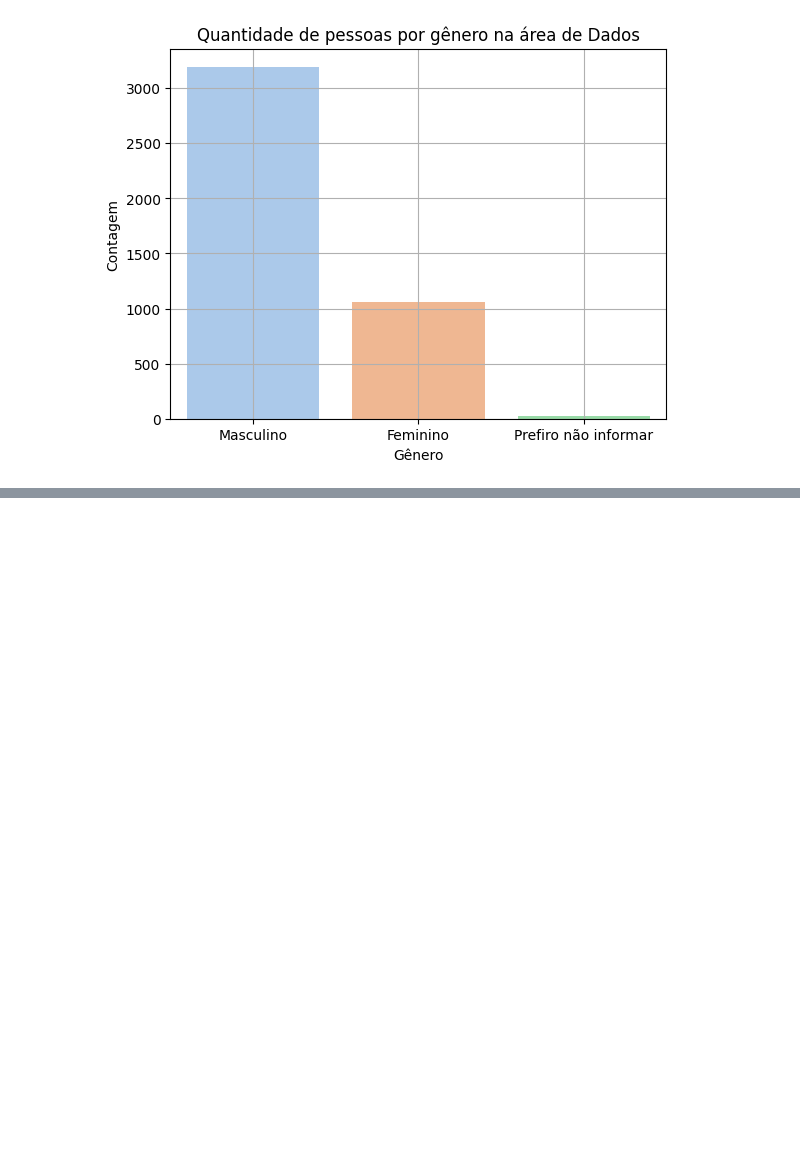
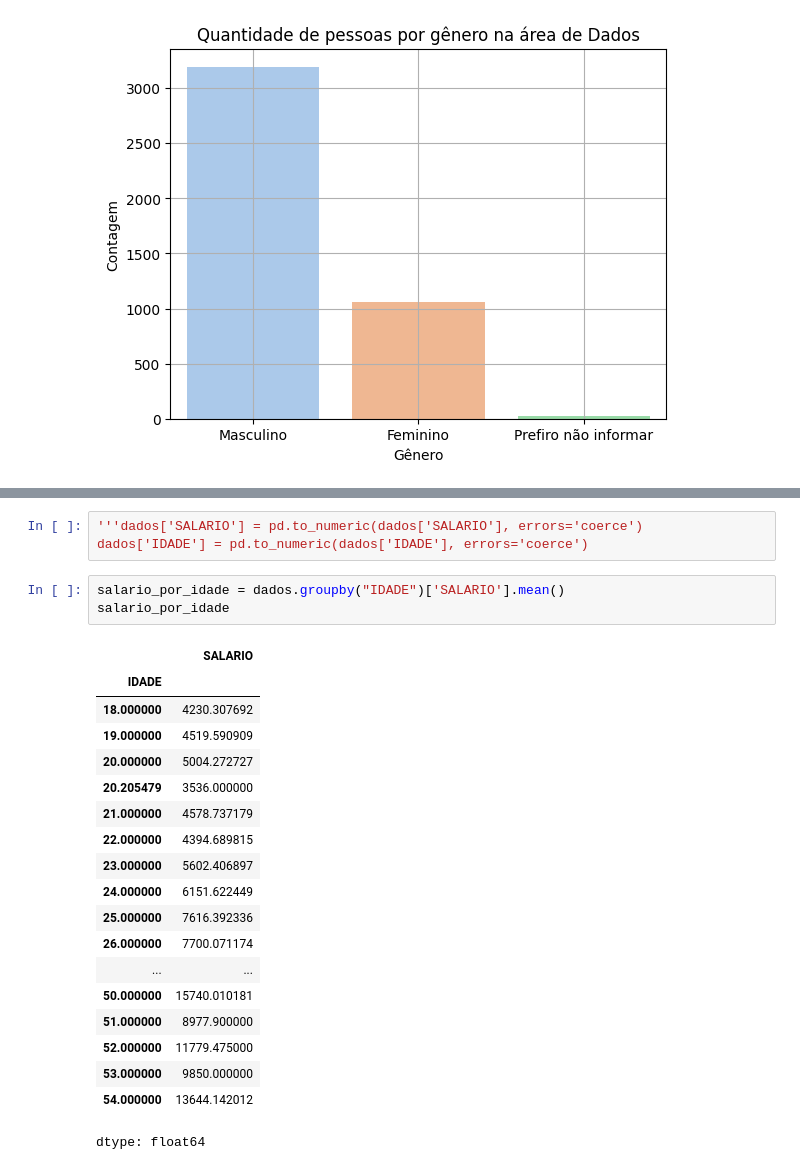
Before and after one commit to sarmart/PrograMaria_Analise-de-Dados, a Jupyter notebook: analise_dados.ipynb, the cells around one changed output, grey strips where cells are left out. Drawn from its saved outputs; the diff is of its cells as text; blank space fills up the shorter version.

```diff
--- a/analise_dados.ipynb
+++ b/analise_dados.ipynb
@@ -1787,0 +1809,26 @@ Passing `palette` without assigning `hue` is deprecated and will be removed in v
+# %%
+'''dados['SALARIO'] = pd.to_numeric(dados['SALARIO'], errors='coerce')
+dados['IDADE'] = pd.to_numeric(dados['IDADE'], errors='coerce')
+# %%
+salario_por_idade = dados.groupby("IDADE")['SALARIO'].mean()
+salario_por_idade
+# %% [output]
+|  | SALARIO |
+| IDADE |  |
+| 18.000000 | 4230.307692 |
+| 19.000000 | 4519.590909 |
+| 20.000000 | 5004.272727 |
+| 20.205479 | 3536.000000 |
+| 21.000000 | 4578.737179 |
+| 22.000000 | 4394.689815 |
+| 23.000000 | 5602.406897 |
+| 24.000000 | 6151.622449 |
+| 25.000000 | 7616.392336 |
+| 26.000000 | 7700.071174 |
+| ... | ... |
+| 50.000000 | 15740.010181 |
+| 51.000000 | 8977.900000 |
+| 52.000000 | 11779.475000 |
+| 53.000000 | 9850.000000 |
+| 54.000000 | 13644.142012 |
+dtype: float64
```
Also changed, not shown: parts of 11 cells of this notebook.
